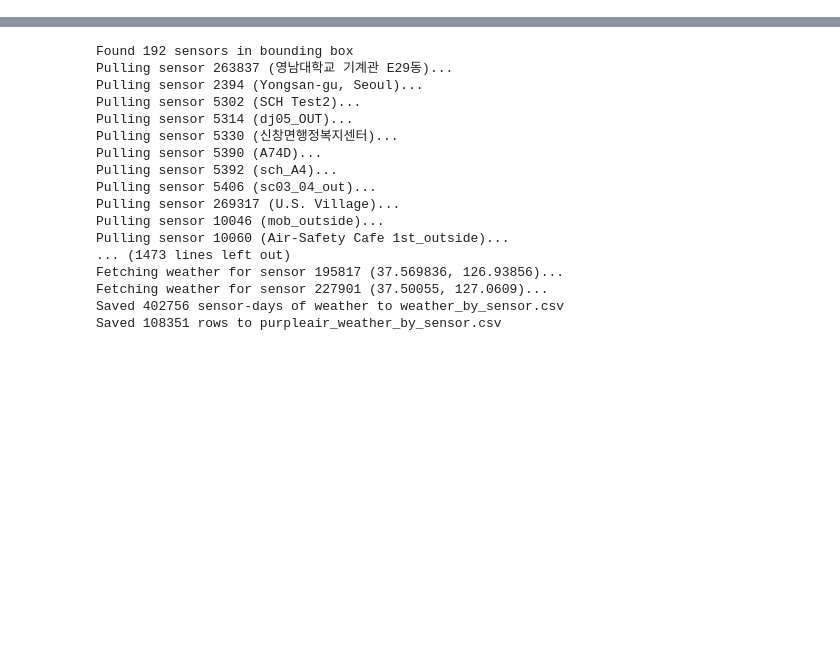
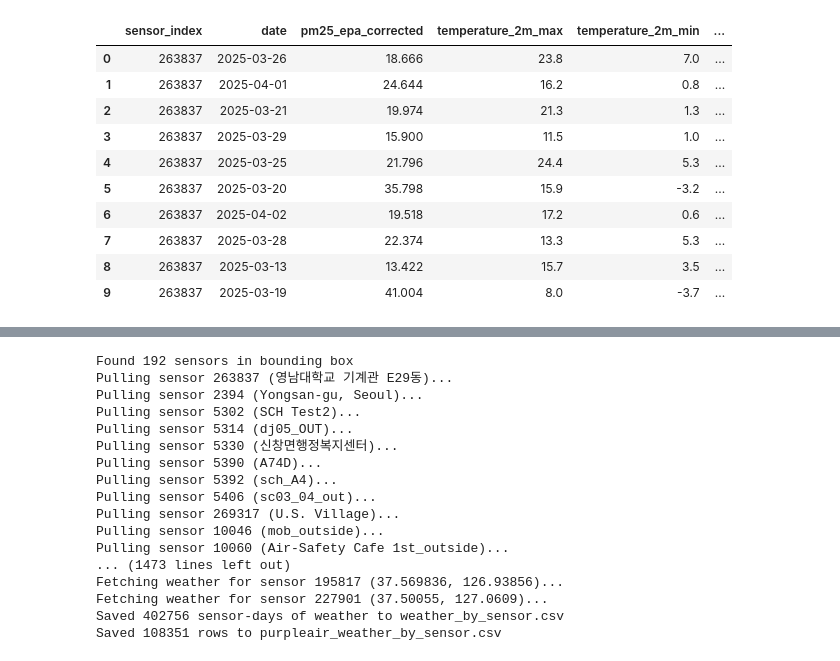
Before and after one commit to moundong19/Korea-Research, a Jupyter notebook: korea_application_data_prep.ipynb, the cells around one changed output, grey strips where cells are left out. Cells and saved outputs as stored; diff of their text form; code cells hidden in the pictures; blank space fills up the shorter version.

```diff
--- a/korea_application_data_prep.ipynb
+++ b/korea_application_data_prep.ipynb
@@ -15,0 +665,14 @@ PURPLEAIR_API_KEY = "35F2A02C-D815-11EF-A3B4-42010A800010"
+# %%
+analysis_df1.head(10)
+# %% [output]
+|  | sensor_index | date | pm25_epa_corrected | temperature_2m_max | temperature_2m_min | ... |
+| 0 | 263837 | 2025-03-26 | 18.666 | 23.8 | 7.0 | ... |
+| 1 | 263837 | 2025-04-01 | 24.644 | 16.2 | 0.8 | ... |
+| 2 | 263837 | 2025-03-21 | 19.974 | 21.3 | 1.3 | ... |
+| 3 | 263837 | 2025-03-29 | 15.900 | 11.5 | 1.0 | ... |
+| 4 | 263837 | 2025-03-25 | 21.796 | 24.4 | 5.3 | ... |
+| 5 | 263837 | 2025-03-20 | 35.798 | 15.9 | -3.2 | ... |
+| 6 | 263837 | 2025-04-02 | 19.518 | 17.2 | 0.6 | ... |
+| 7 | 263837 | 2025-03-28 | 22.374 | 13.3 | 5.3 | ... |
+| 8 | 263837 | 2025-03-13 | 13.422 | 15.7 | 3.5 | ... |
+| 9 | 263837 | 2025-03-19 | 41.004 | 8.0 | -3.7 | ... |
```
Also changed, not shown: parts of 17 cells of this notebook.
